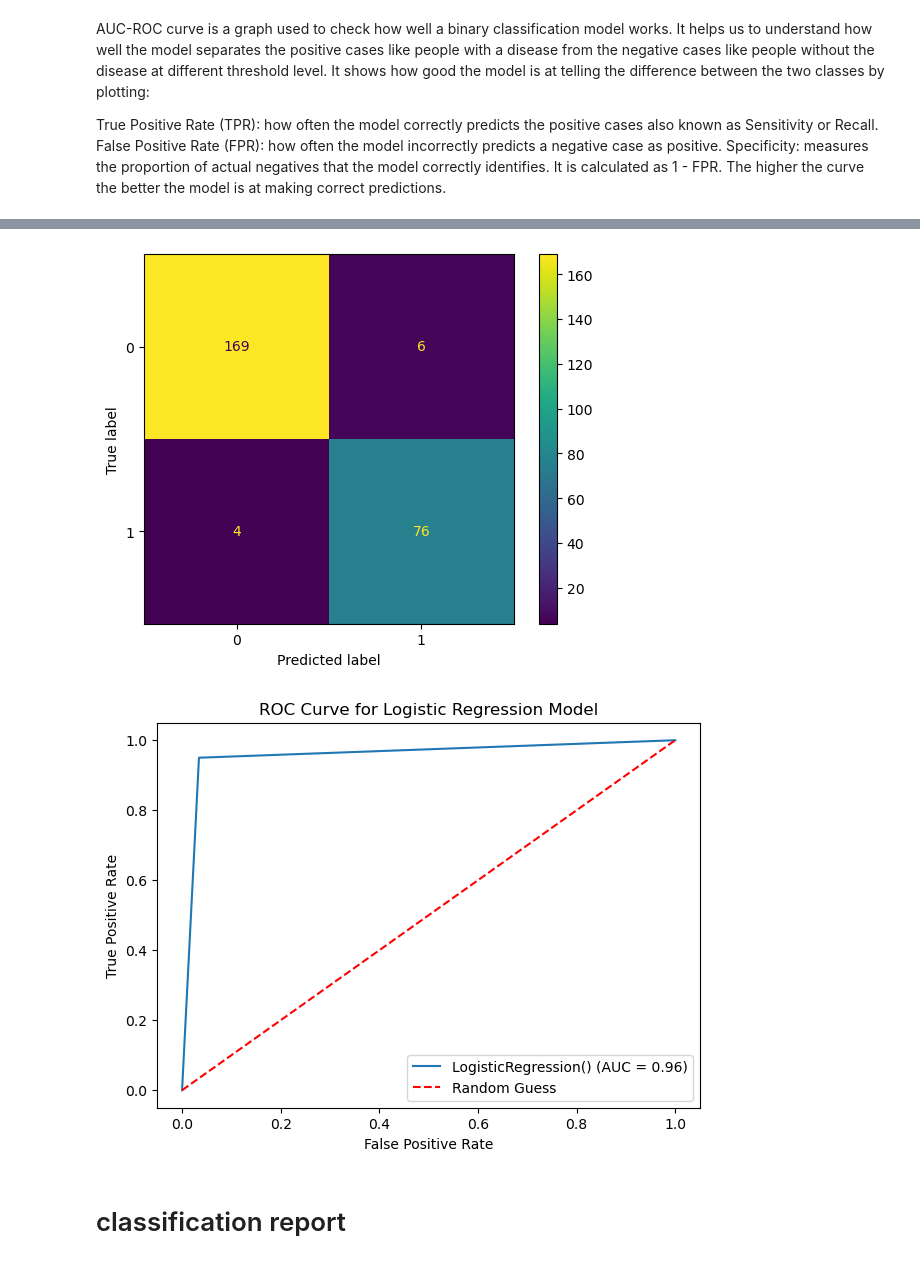
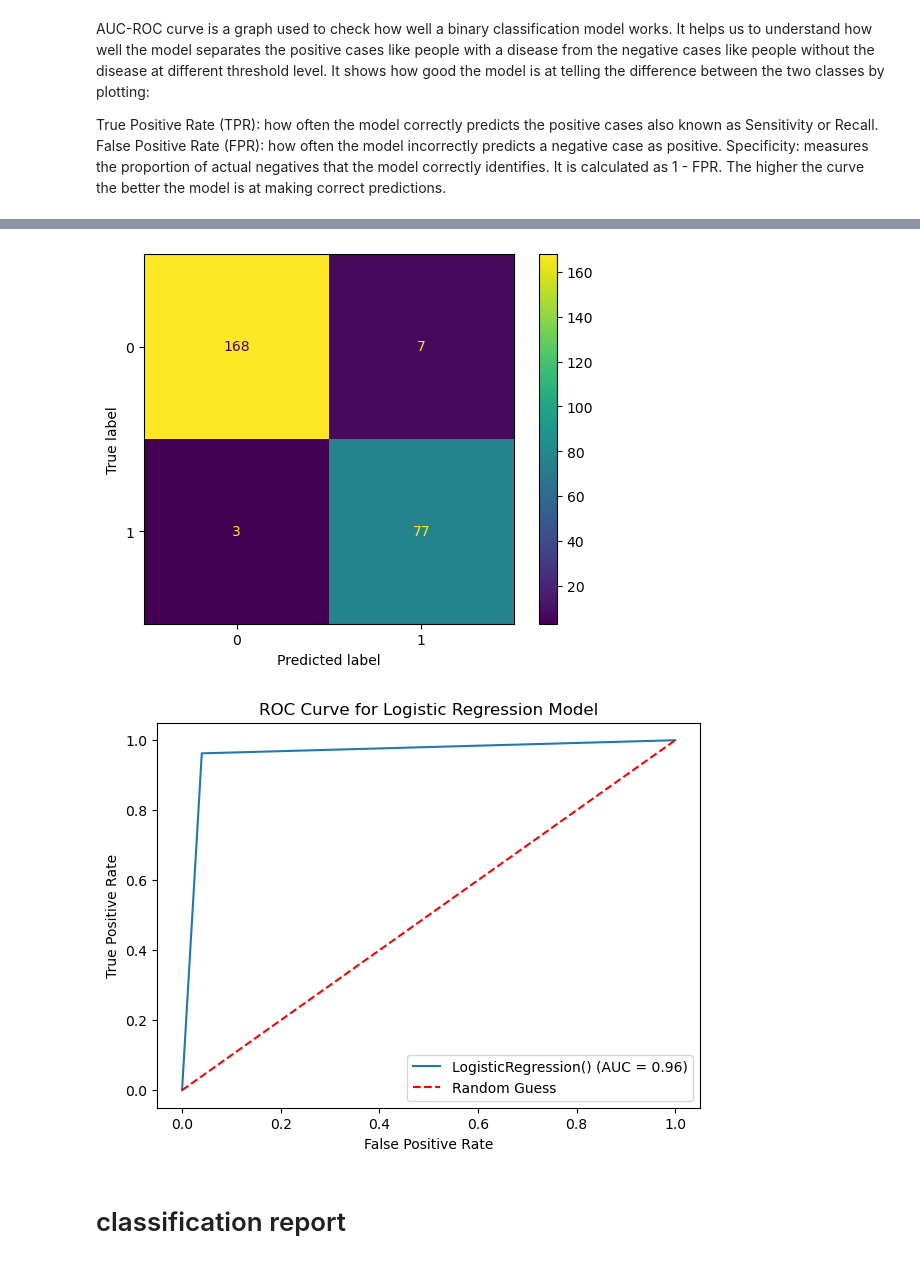
Before and after one commit to siddharthajha26/Credit_Risk_Scoring_MSME_Project, a Jupyter notebook: Python_Code/Part2_DataSplit_Feature_Eng.ipynb, the cells around one changed output, grey strips where cells are left out. Cells and saved outputs as stored; diff of their text form; code cells hidden in the pictures.

```diff
--- a/Python_Code/Part2_DataSplit_Feature_Eng.ipynb
+++ b/Python_Code/Part2_DataSplit_Feature_Eng.ipynb
@@ -751,9 +781,8 @@ coefficients_df
 # %%
 X = test_data_logistic[features]
 y = test_data_logistic["default_flag"]
-# %%
-model_test=model.fit(X,y)
 # %%
-test_data_logistic['PD_logistic_pred'] = model.predict(test_data_logistic[features])
-test_data_logistic['PD_logistic_pred']
+test_data_logistic['PD'] = model.predict(test_data_logistic[features])
+test_data_logistic['PD_p'] = model.predict_proba(test_data_logistic[features])[:,1]
+%store test_data_logistic
 # %% [output]
@@ -772,2 +789,0 @@ Name: PD_logistic_pred, Length: 255, dtype: int64
-# %%
-test_data_logistic['PD_logistic'] = model.predict_proba(test_data_logistic[features])[:, 1]
@@ -901,15 +859,15 @@ Name: PD_logistic_pred, Length: 255, dtype: int64
 # %%
 actual = test_data_logistic["default_flag"]
-predicted = test_data_logistic['PD_logistic_pred']
+predicted = test_data_logistic['PD']
 
 confusion_matrix = metrics.confusion_matrix(actual, predicted)
 
 cm_display = metrics.ConfusionMatrixDisplay(confusion_matrix = confusion_matrix, display_labels = [0, 1])
 
 cm_display.plot()
 plt.show()
 # %% [output]
-[figure, old version]
+[figure, new version]
 # %%
 from sklearn.metrics import roc_curve,auc
 
@@ -926,7 +884,7 @@ plt.title('ROC Curve for Logistic Regression Model')
 plt.legend()
 plt.show()
 # %% [output]
-[figure, old version]
+[figure, new version]
 # %% [markdown]
 # classification report
 # %%
```
Also changed, not shown: parts of 44 cells of this notebook, 1 other file.
